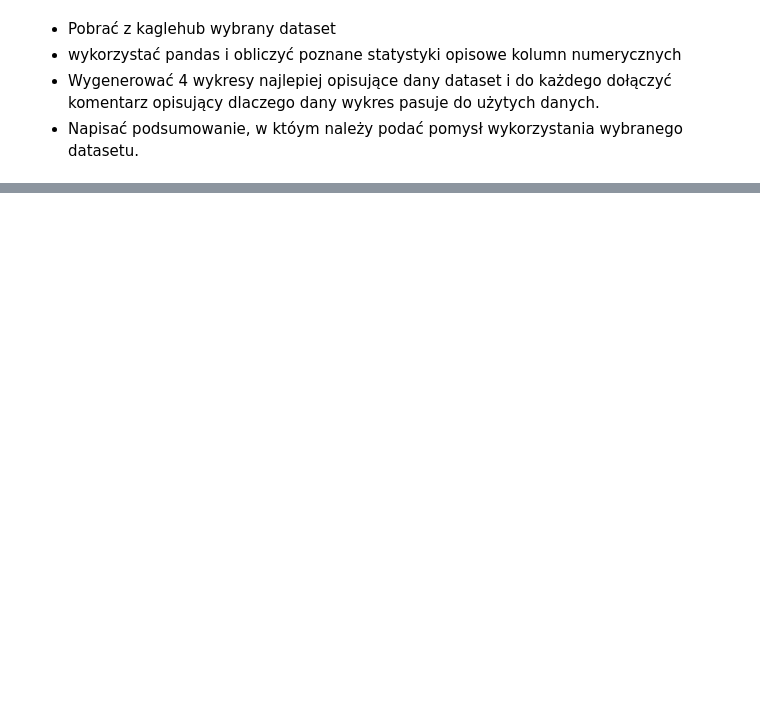
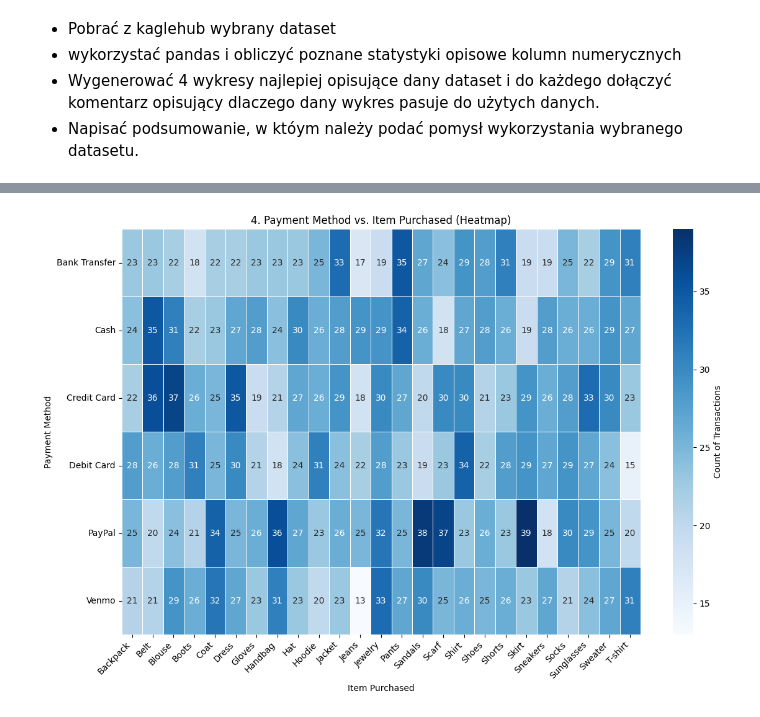
Before and after one commit to MarcinCho/NOD, a Jupyter notebook: ZAD_234/zad2.ipynb, the cells around one changed output, grey strips where cells are left out. Drawn from its saved outputs; the diff is of its cells as text; code cells hidden in the pictures; blank space fills up the shorter version.

```diff
--- a/ZAD_234/zad2.ipynb
+++ b/ZAD_234/zad2.ipynb
@@ -16,0 +152,28 @@ ModuleNotFoundError: No module named 'plotly'
+# %%
+heatmap_data = df.pivot_table(
+    index='Payment Method',
+    columns='Item Purchased',
+    aggfunc='size',
+    fill_value=0 # Fill NaN with 0 for better visualization
+)
+
+plt.figure(figsize=(12, 8))
+sns.heatmap(
+    heatmap_data,
+    annot=True,        # Show the count in each cell
+    fmt='d',           # Format as integers
+    cmap='Blues',      # Color map
+    linewidths=.5,     # Add lines between cells
+    cbar_kws={'label': 'Count of Transactions'}
+)
+plt.title('4. Payment Method vs. Item Purchased (Heatmap)')
+plt.xlabel('Item Purchased')
+plt.ylabel('Payment Method')
+plt.xticks(rotation=45, ha='right')
+plt.yticks(rotation=0)
+plt.tight_layout()
+plt.savefig(os.path.join(PLOTS_DIR, '4_payment_item_heatmap.png'))
+plt.show()
+plt.close()
+# %% [output]
+[figure, added]
```
Also changed, not shown: parts of 21 cells of this notebook, 6 other files.
